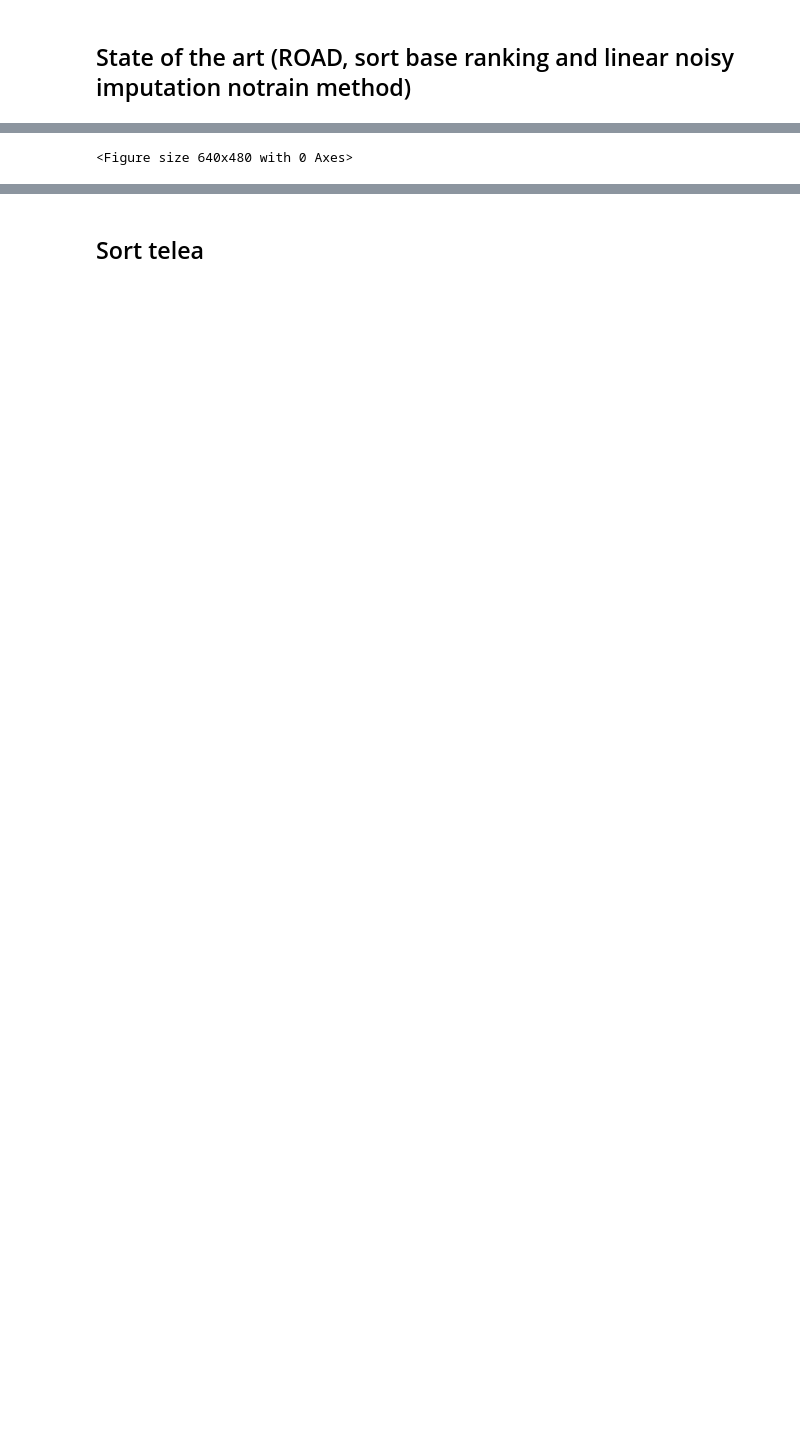
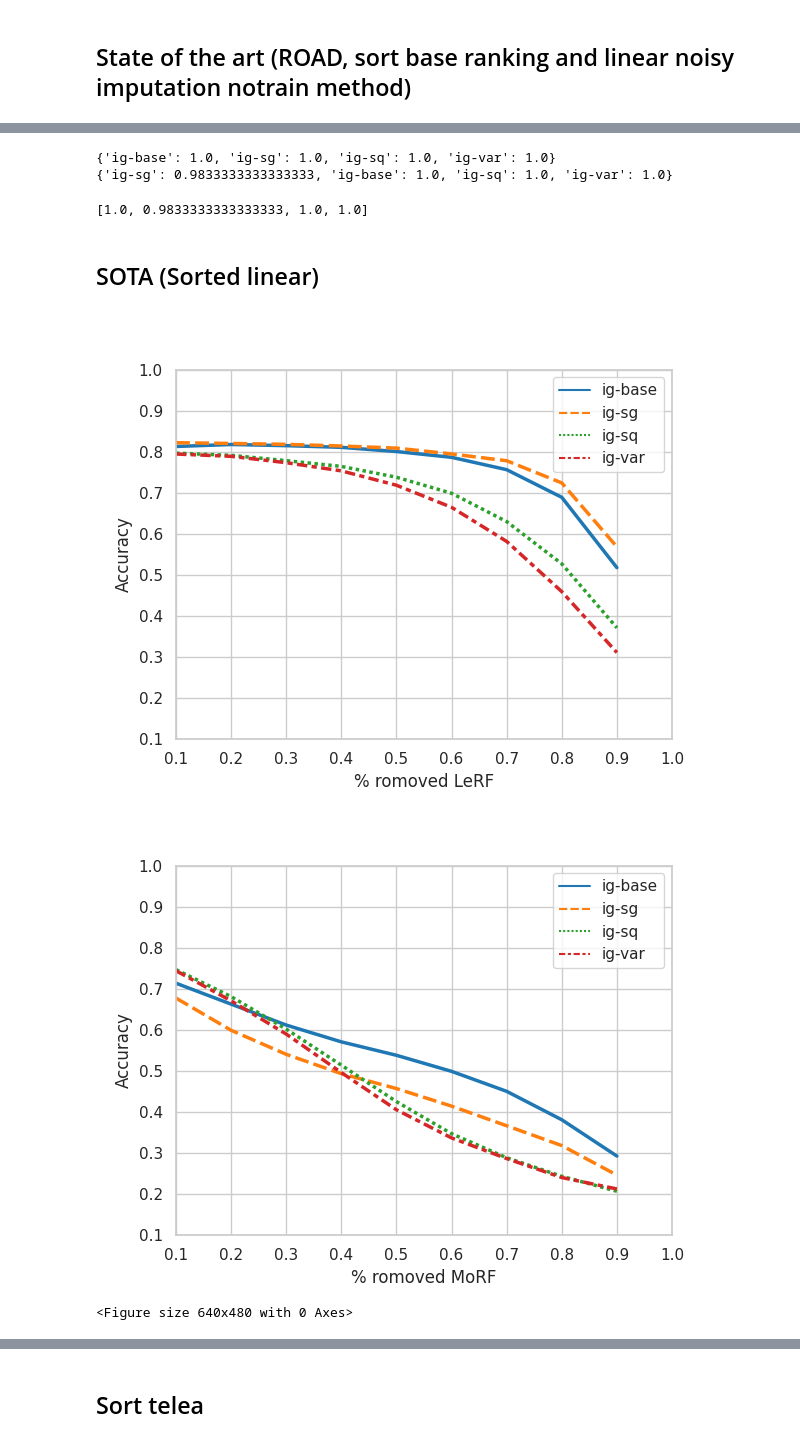
Before and after one commit to Mak-Ta-Reque/road_imputation, a Jupyter notebook: ResultReport.ipynb, the cells around one changed output, grey strips where cells are left out. Cells and saved outputs as stored; diff of their text form; code cells hidden in the pictures; blank space fills up the shorter version.

```diff
--- a/ResultReport.ipynb
+++ b/ResultReport.ipynb
@@ -132,7 +171,23 @@ def calculate_spearman_morf_lerf(accuracy_result, method = "telea"):
+# %%
+ranking = calculate_sperman_rank(averaged_accuarcy_fixed, method='fixed', morf=False)
+print(ranking)
+ranking = calculate_sperman_rank(averaged_accuarcy_fixed, method='fixed', morf=True)
+print(ranking)
+# %% [output]
+{'ig-base': 1.0, 'ig-sg': 1.0, 'ig-sq': 1.0, 'ig-var': 1.0}
+{'ig-sg': 0.9833333333333333, 'ig-base': 1.0, 'ig-sq': 1.0, 'ig-var': 1.0}
+# %%
+scores = calculate_spearman_morf_lerf(averaged_accuarcy_fixed, method='fixed')
+scores
+# %% [output]
+[1.0, 0.9833333333333333, 1.0, 1.0]
+# %% [markdown]
+## SOTA (Sorted linear)
 # %%
-
-
 plot_consistancy(averaged_accuarcy_linear, morf=True, appraoch="linear", path=f'/workspaces/outputs/road/sota/plots')
 plot_consistancy(averaged_accuarcy_linear, morf=False, appraoch="linear", path=f'/workspaces/outputs/road/sota/plots')
+show_images("/workspaces/outputs/road/sota/plots")
 # %% [output]
+[figure, added]
+[figure, added]
 <Figure size 640x480 with 0 Axes>
```
Also changed, not shown: parts of 35 cells of this notebook, 1 other file.
